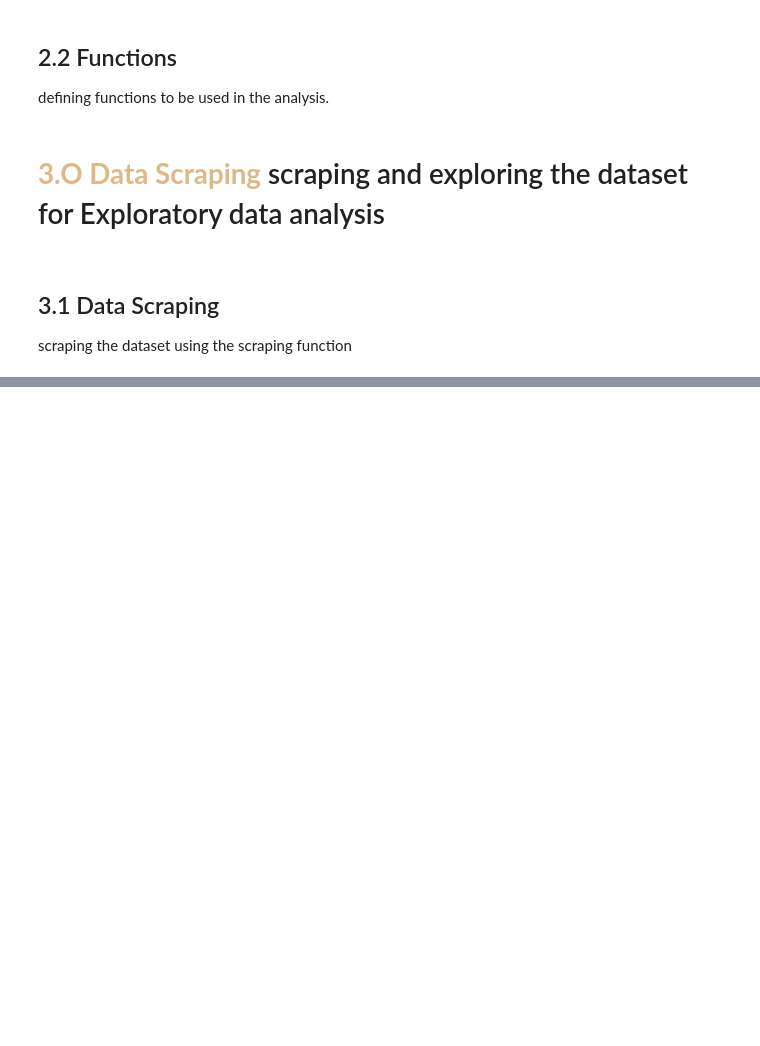
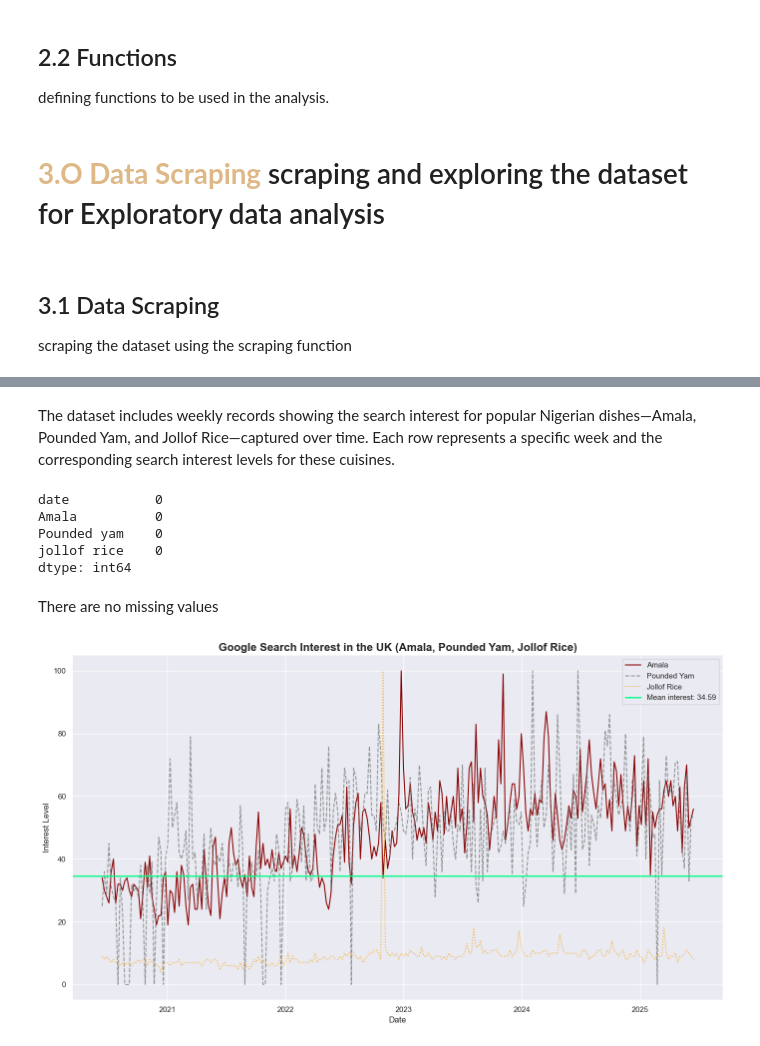
Before and after one commit to SaliuA/Amala-trend-detection-uk, a Jupyter notebook: trend_analysis.ipynb, the cells around one changed output, grey strips where cells are left out. Drawn from its saved outputs; the diff is of its cells as text; code cells hidden in the pictures; blank space fills up the shorter version.

```diff
--- a/trend_analysis.ipynb
+++ b/trend_analysis.ipynb
@@ -204 +247,36 @@ These insights support the idea that there's a **growing market opportunity** fo
+# %% [markdown]
+The dataset includes weekly records showing the search interest for popular Nigerian dishes—Amala, Pounded Yam, and Jollof Rice—captured over time. Each row represents a specific week and the corresponding search interest levels for these cuisines.
+# %%
+df.isna().sum()  # Check for missing values
+# %% [output]
+date           0
+Amala          0
+Pounded yam    0
+jollof rice    0
+dtype: int64
+# %% [markdown]
+There are no missing values
+# %%
+
+# Set up the figure
+plt.figure(figsize=(14, 8))
+
+# Ploting each dish with different line styles
+sns.lineplot(data=df, x="date", y="Amala", label="Amala", color='#8A0303', linestyle='-')
+sns.lineplot(data=df, x="date", y="Pounded yam", label="Pounded Yam", color='#6D706D' , linestyle='--',alpha=0.7)
+sns.lineplot(data=df, x="date", y="jollof rice", label="Jollof Rice", color='#FFA500', linestyle=':',alpha=0.8)
+
+# Calculating and plot combined mean line
+combined_mean = df[['Amala', 'Pounded yam', 'jollof rice']].mean().mean()
+plt.axhline(combined_mean,  color="#00FF88", linestyle='-', linewidth=2, label=f'Mean interest: {combined_mean:.2f}')
+
+# Title and axis labels
+plt.title("Google Search Interest in the UK (Amala, Pounded Yam, Jollof Rice)", fontsize=16, fontweight='bold')
+plt.xlabel("Date")
+plt.ylabel("Interest Level")
+plt.legend()
+plt.tight_layout()
+plt.show()
+# %% [output]
+[figure, added]
 # %%
```
Also changed, not shown: parts of 24 cells of this notebook, 1 other file.
